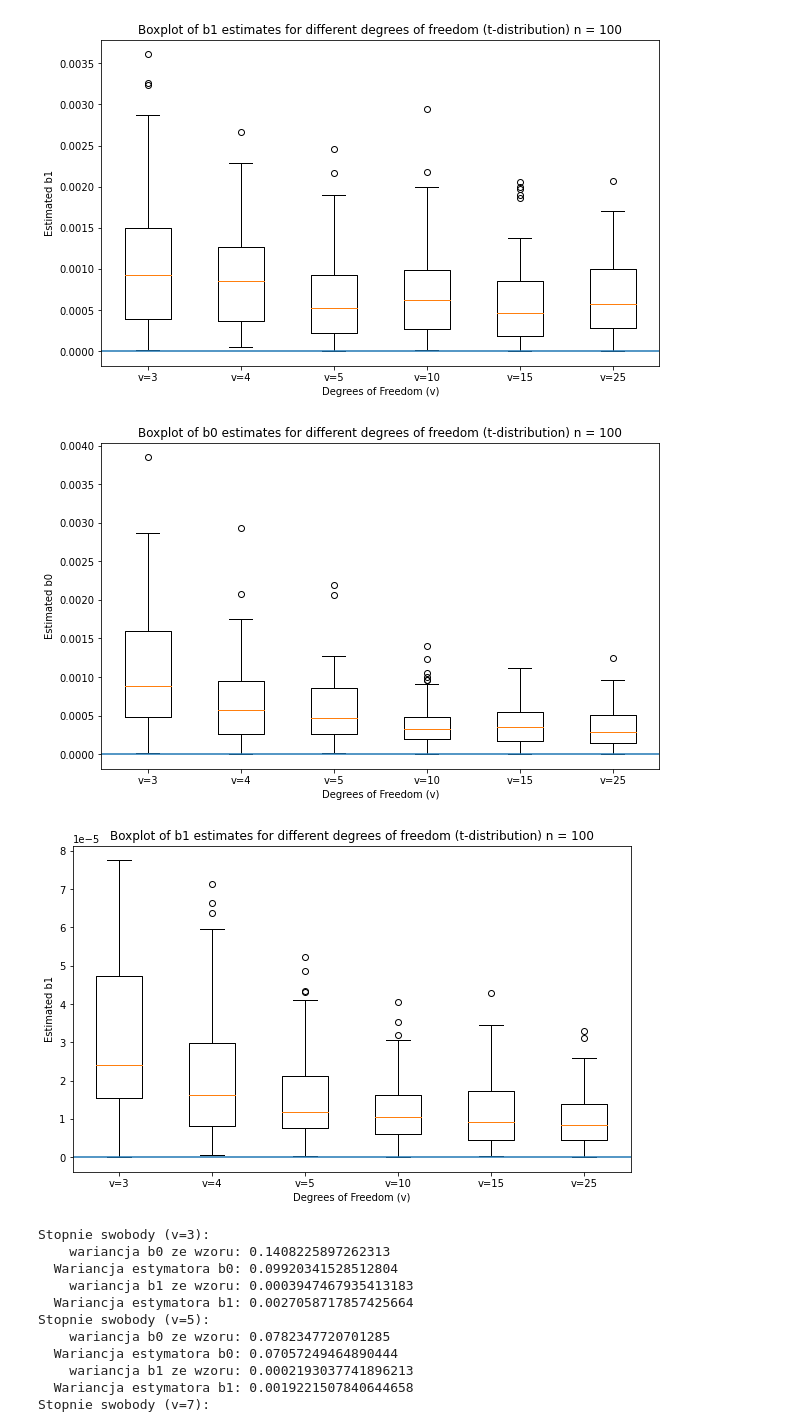
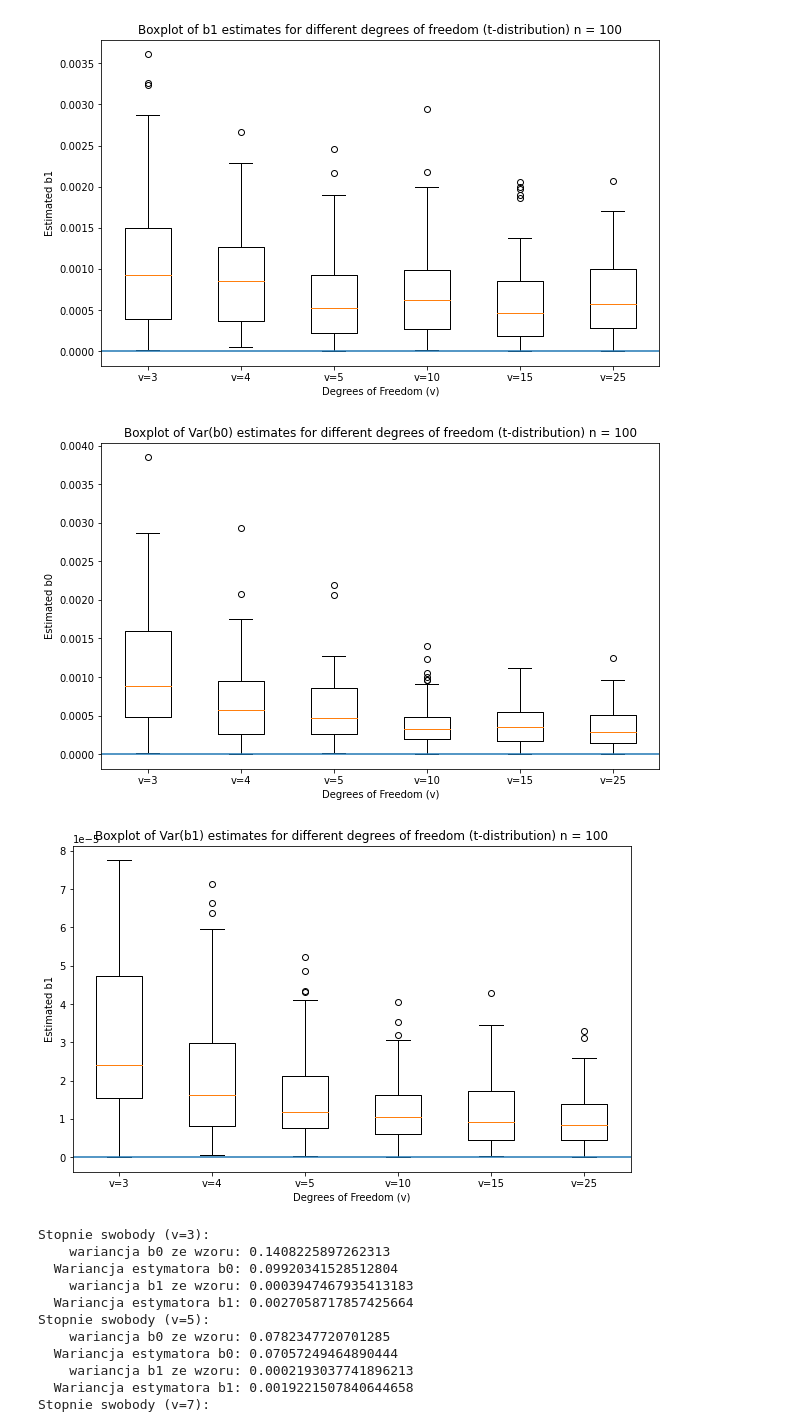
Before and after one commit to MariaNowacka/kaszcz, a Jupyter notebook: lista2_kaszcz.ipynb, the cells around one changed output. Drawn from its saved outputs; the diff is of its cells as text; code cells hidden in the pictures.

```diff
--- a/lista2_kaszcz.ipynb
+++ b/lista2_kaszcz.ipynb
@@ -131,22 +131,22 @@ plt.show()
 # %%
 plt.figure(figsize=(10, 6))
 plt.boxplot(errorsvarb0.values(), labels=[f'v={v}' for v in vv])
 plt.axhline(y = 0)
-plt.title('Boxplot of b0 estimates for different degrees of freedom (t-distribution) n = 100')
+plt.title('Boxplot of Var(b0) estimates for different degrees of freedom (t-distribution) n = 100')
 plt.xlabel('Degrees of Freedom (v)')
 plt.ylabel('Estimated b0')
 plt.show()
 
 plt.figure(figsize=(10, 6))
 plt.boxplot(errorsvarb1.values(), labels=[f'v={v}' for v in vv])
 plt.axhline(y = 0)
-plt.title('Boxplot of b1 estimates for different degrees of freedom (t-distribution) n = 100')
+plt.title('Boxplot of Var(b1) estimates for different degrees of freedom (t-distribution) n = 100')
 plt.xlabel('Degrees of Freedom (v)')
 plt.ylabel('Estimated b1')
 plt.show()
 # %% [output]
-[figure, old version]
+[figure, new version]
-[figure, old version]
+[figure, new version]
 # %%
 for v in vv:
     print(f"Stopnie swobody (v={v}):")
```
Also changed, not shown: parts of 14 cells of this notebook.
